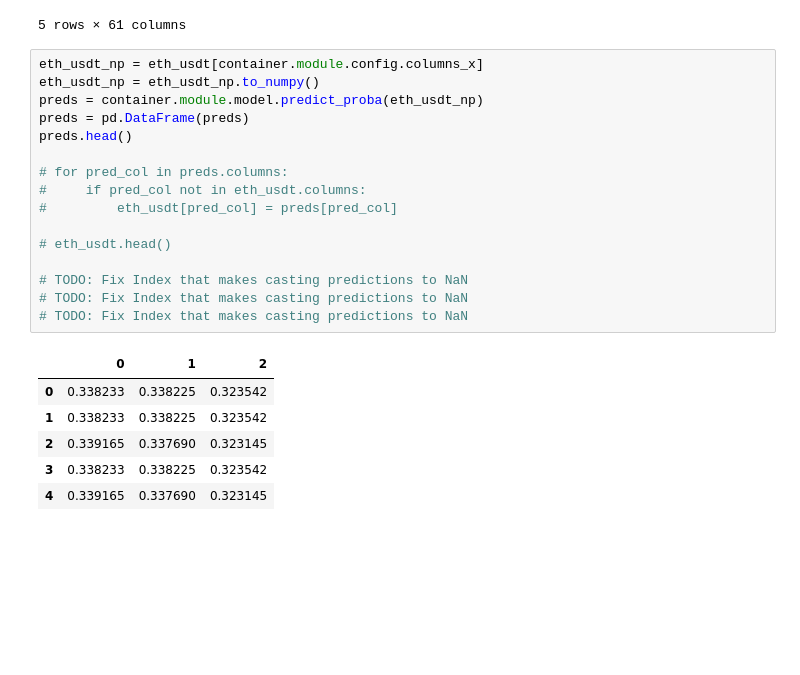
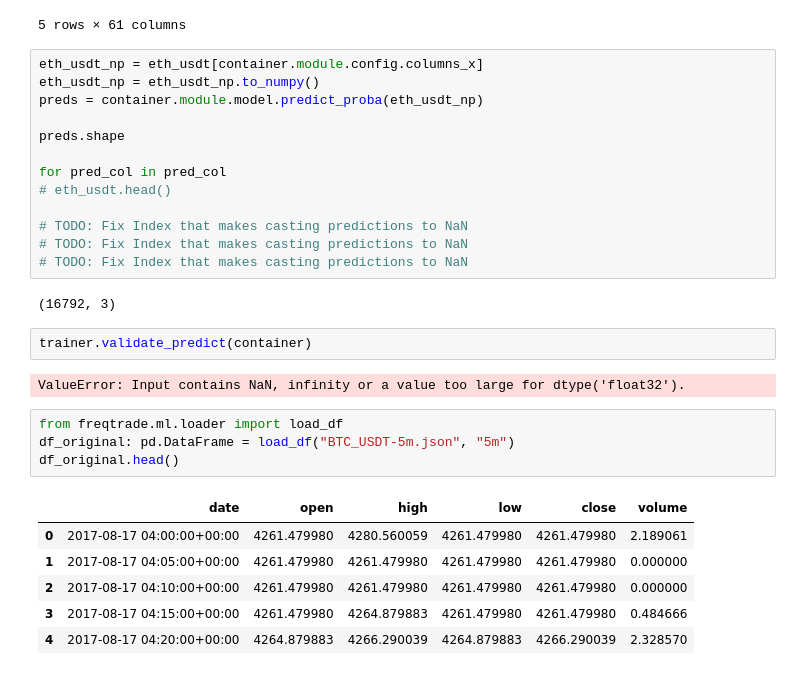
Before and after one commit to webclinic017/superft, a Jupyter notebook: notebooks/Training/5n20-randomforest.ipynb, the cells around one changed output. Cells and saved outputs as stored; diff of their text form; blank space fills up the shorter version.

```diff
--- a/notebooks/Training/5n20-randomforest.ipynb
+++ b/notebooks/Training/5n20-randomforest.ipynb
@@ -220,22 +221,29 @@ Returned columns from df_preds: [0, 1, 2]
 eth_usdt_np = eth_usdt[container.module.config.columns_x]
 eth_usdt_np = eth_usdt_np.to_numpy()
 preds = container.module.model.predict_proba(eth_usdt_np)
-preds = pd.DataFrame(preds)
-preds.head()
 
-# for pred_col in preds.columns:
-#     if pred_col not in eth_usdt.columns:
-#         eth_usdt[pred_col] = preds[pred_col]
+preds.shape
 
+for pred_col in pred_col
 # eth_usdt.head()
 
 # TODO: Fix Index that makes casting predictions to NaN
 # TODO: Fix Index that makes casting predictions to NaN
 # TODO: Fix Index that makes casting predictions to NaN
 # %% [output]
-|  | 0 | 1 | 2 |
-| 0 | 0.338233 | 0.338225 | 0.323542 |
-| 1 | 0.338233 | 0.338225 | 0.323542 |
-| 2 | 0.339165 | 0.337690 | 0.323145 |
-| 3 | 0.338233 | 0.338225 | 0.323542 |
-| 4 | 0.339165 | 0.337690 | 0.323145 |
+(16792, 3)
+# %%
+trainer.validate_predict(container)
+# %% [output]
+ValueError: Input contains NaN, infinity or a value too large for dtype('float32').
+# %%
+from freqtrade.ml.loader import load_df
+df_original: pd.DataFrame = load_df("BTC_USDT-5m.json", "5m")
+df_original.head()
+# %% [output]
+|  | date | open | high | low | close | volume |
+| 0 | 2017-08-17 04:00:00+00:00 | 4261.479980 | 4280.560059 | 4261.479980 | 4261.479980 | 2.189061 |
+| 1 | 2017-08-17 04:05:00+00:00 | 4261.479980 | 4261.479980 | 4261.479980 | 4261.479980 | 0.000000 |
+| 2 | 2017-08-17 04:10:00+00:00 | 4261.479980 | 4261.479980 | 4261.479980 | 4261.479980 | 0.000000 |
+| 3 | 2017-08-17 04:15:00+00:00 | 4261.479980 | 4264.879883 | 4261.479980 | 4261.479980 | 0.484666 |
+| 4 | 2017-08-17 04:20:00+00:00 | 4264.879883 | 4266.290039 | 4264.879883 | 4266.290039 | 2.328570 |
```
Also changed, not shown: parts of 2 cells of this notebook, 10 other files.
